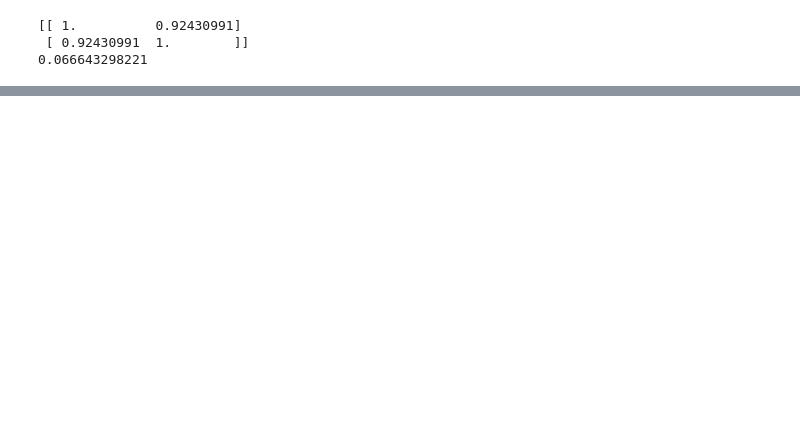
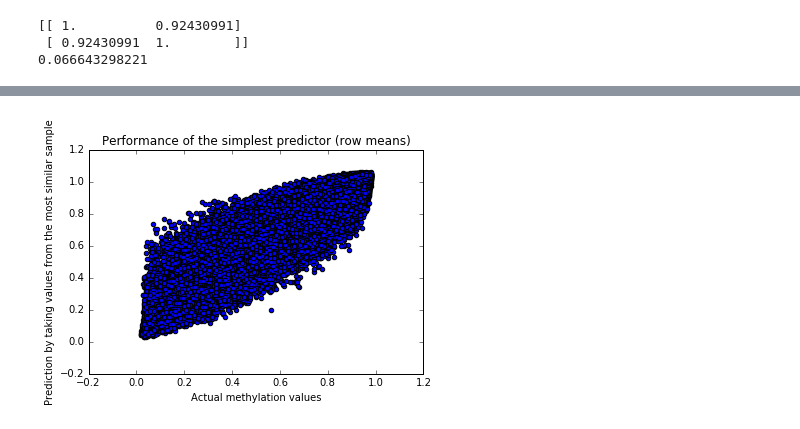
Before and after one commit to abhiInCalif/methlyation-imputation, a Jupyter notebook: Aman_a2.ipynb, the cells around one changed output, grey strips where cells are left out. Drawn from its saved outputs; the diff is of its cells as text; code cells hidden in the pictures; blank space fills up the shorter version.

```diff
--- a/Aman_a2.ipynb
+++ b/Aman_a2.ipynb
@@ -457,0 +526,12 @@ plt.show()
+# %%
+%matplotlib inline
+import matplotlib.pyplot as plt
+plt.scatter(full_values_test_mod, samp_partial_test_mod)
+
+plt.xlabel('Actual methylation values')
+plt.ylabel('Prediction by taking values from the most similar sample')
+plt.title('Performance of the simplest predictor (row means)')
+
+plt.show()
+# %% [output]
+[figure, added]
```
Also changed, not shown: parts of 14 cells of this notebook, 4 other files.
